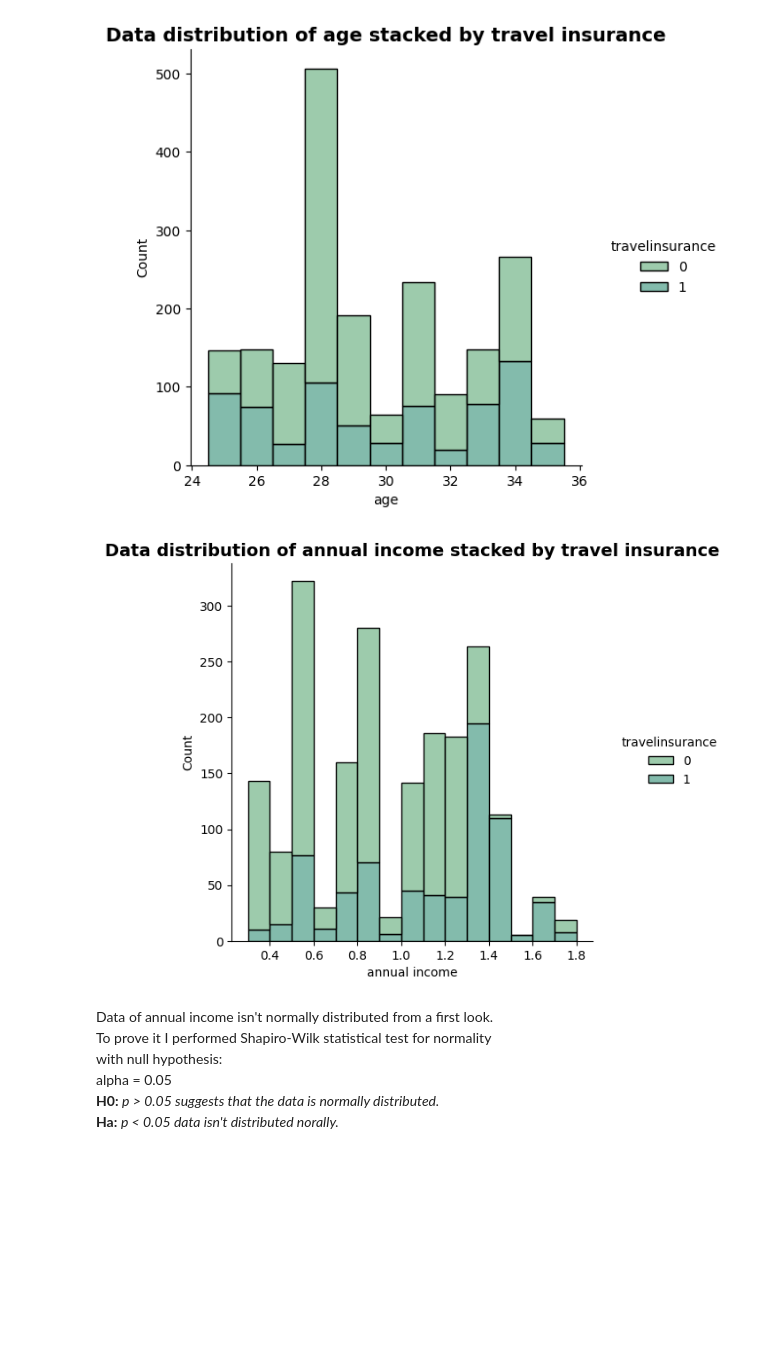
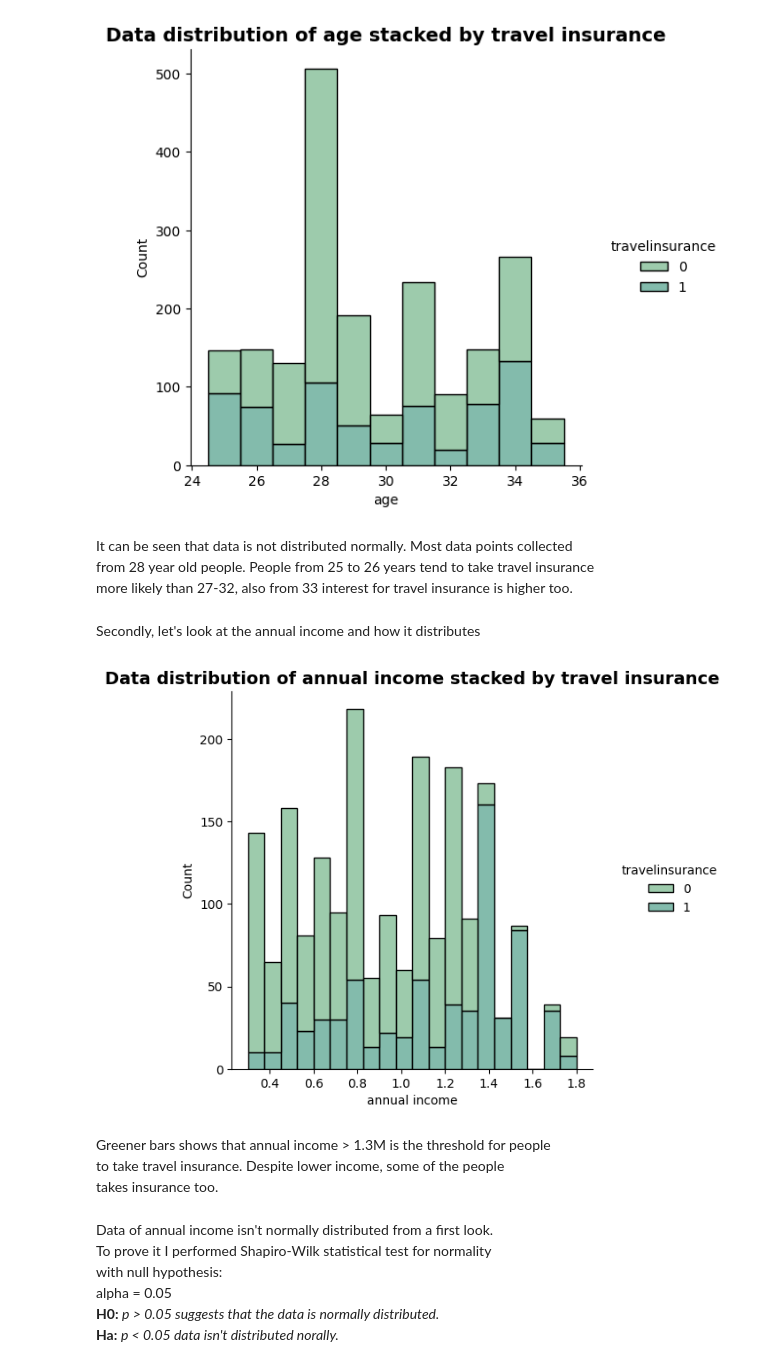
Before and after one commit to ShariYo/Modul3_Sprint1, a Jupyter notebook: project/main.ipynb, the cells around one changed output. Cells and saved outputs as stored; diff of their text form; code cells hidden in the pictures; blank space fills up the shorter version.

```diff
--- a/project/main.ipynb
+++ b/project/main.ipynb
@@ -235,20 +248,30 @@ plt.title(
 plt.show()
 # %% [output]
 [figure]
+# %% [markdown]
+It can be seen that data is not distributed normally. Most data points collected
+from 28 year old people. People from 25 to 26 years tend to take travel insurance
+more likely than 27-32, also from 33 interest for travel insurance is higher too.
+# %% [markdown]
+Secondly, let's look at the annual income and how it distributes
 # %%
 sns.displot(
-    travel_num, x="annualincome", hue="travelinsurance", multiple="stack"
+    travel_num, x="annualincome", hue="travelinsurance", multiple="stack", bins=20
 )
 plt.title(
     "Data distribution of annual income stacked by travel insurance",
     size=14,
     fontweight="bold",
     ha="center"
 )
 plt.xlabel("annual income")
 plt.show()
 # %% [output]
-[figure, old version]
+[figure, new version]
+# %% [markdown]
+Greener bars shows that annual income > 1.3M is the threshold for people
+to take travel insurance. Despite lower income, some of the people
+takes insurance too.
 # %% [markdown]
 Data of annual income isn't normally distributed from a first look.
 To prove it I performed Shapiro-Wilk statistical test for normality
```
Also changed, not shown: parts of 9 cells of this notebook.
